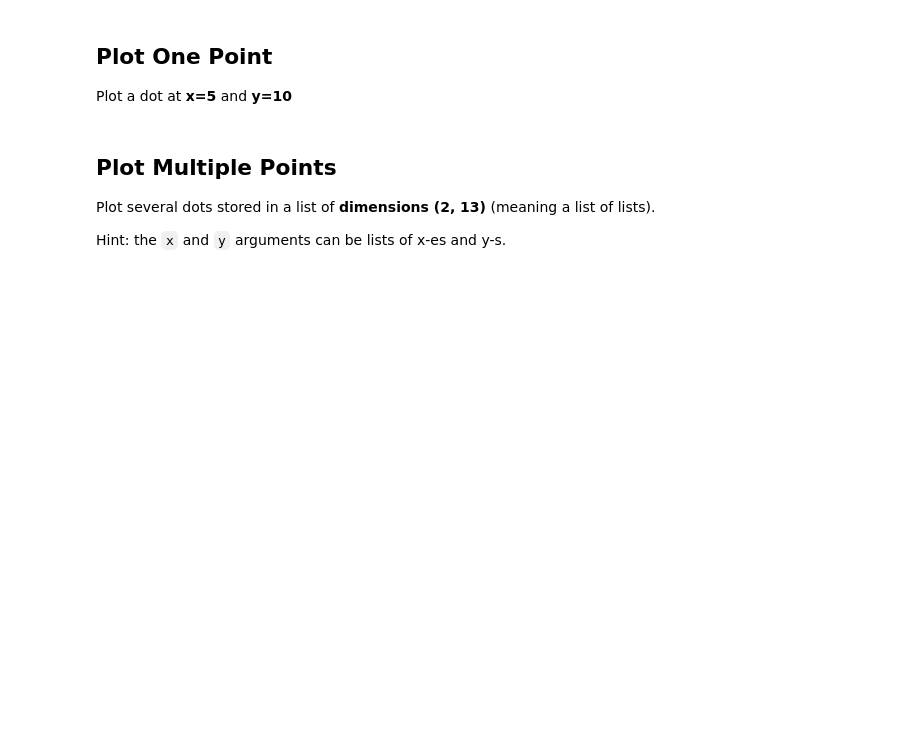
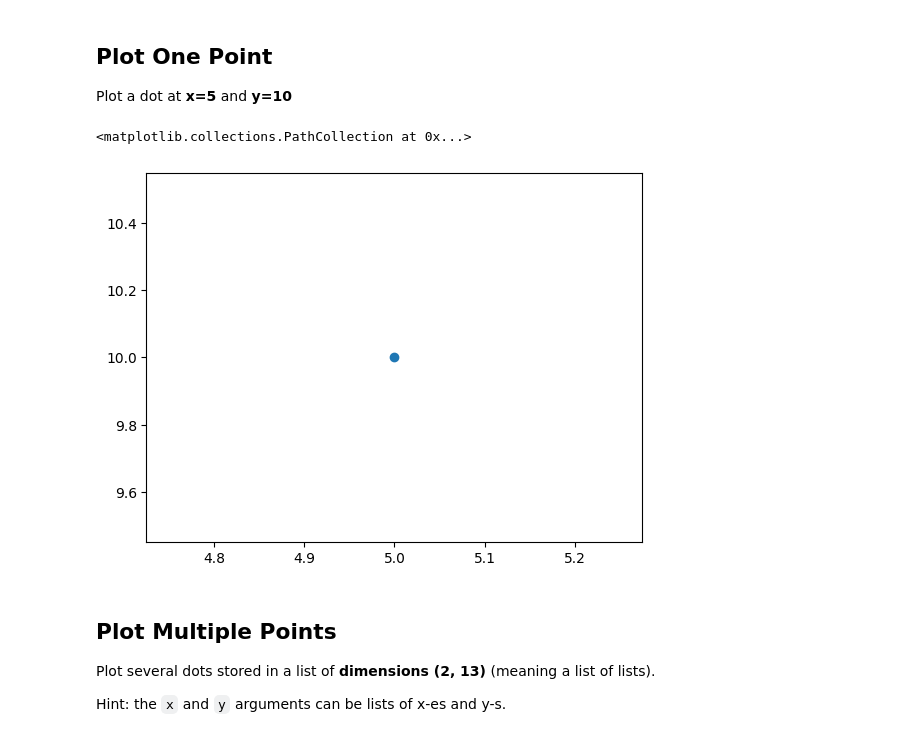
Before and after one commit to aardeleAI/data-algebra-warmup, a Jupyter notebook: algebra-warmup.ipynb, the cells around one changed output. Drawn from its saved outputs; the diff is of its cells as text; code cells hidden in the pictures; blank space fills up the shorter version.

```diff
--- a/algebra-warmup.ipynb
+++ b/algebra-warmup.ipynb
@@ -32,3 +29,9 @@ pass  # YOUR CODE HERE
+# %%
+dot_coordinates = [5, 10]
+plt.scatter(dot_coordinates[0], dot_coordinates[1])
+# %% [output]
+<matplotlib.collections.PathCollection at 0x...>
+[figure, added]
 # %% [markdown]
 ## Plot Multiple Points
 
```
Also changed, not shown: parts of 12 cells of this notebook.
